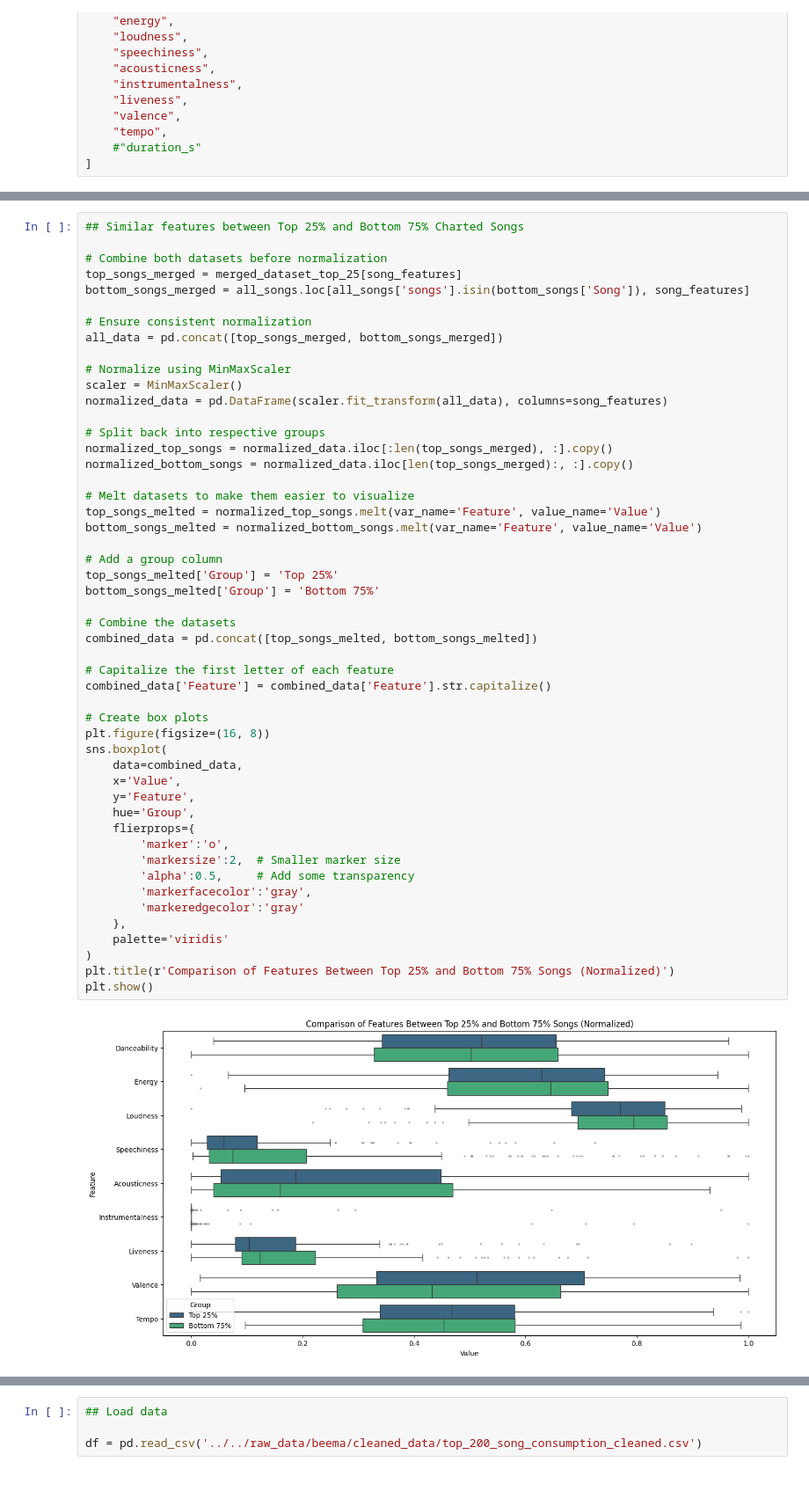
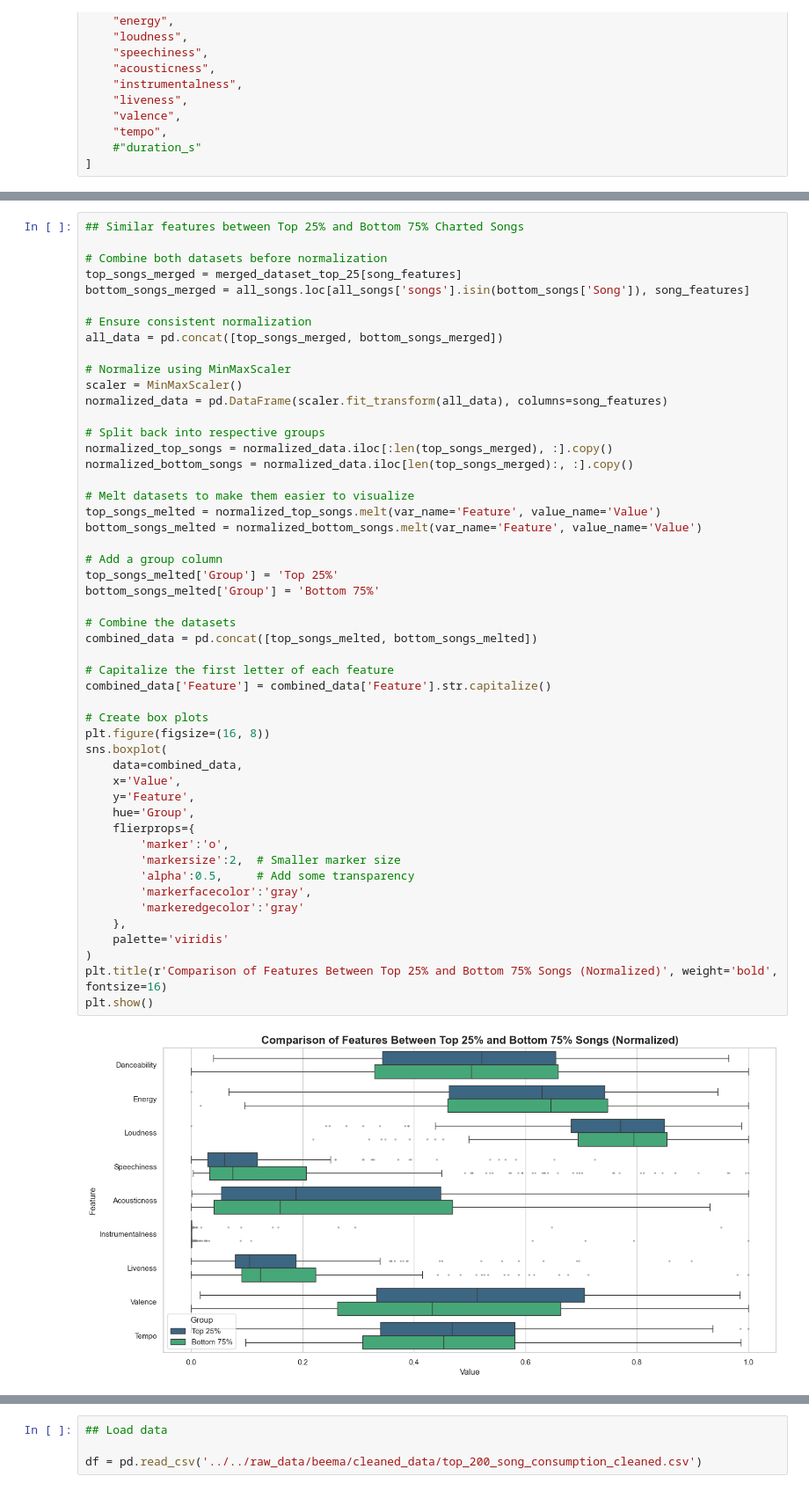
Before and after one commit to FrostNT1/Music-Industry-Insights, a Jupyter notebook: experiments/Beema/03_all_beema_code.ipynb, the cells around one changed output, grey strips where cells are left out. Shown at 88% size. Drawn from its saved outputs; the diff is of its cells as text.

```diff
--- a/experiments/Beema/03_all_beema_code.ipynb
+++ b/experiments/Beema/03_all_beema_code.ipynb
@@ -143,35 +144,35 @@ top_songs_melted = normalized_top_songs.melt(var_name='Feature', value_name='Val
 bottom_songs_melted = normalized_bottom_songs.melt(var_name='Feature', value_name='Value')
 
 # Add a group column
 top_songs_melted['Group'] = 'Top 25%'
 bottom_songs_melted['Group'] = 'Bottom 75%'
 
 # Combine the datasets
 combined_data = pd.concat([top_songs_melted, bottom_songs_melted])
 
 # Capitalize the first letter of each feature
 combined_data['Feature'] = combined_data['Feature'].str.capitalize()
 
 # Create box plots
 plt.figure(figsize=(16, 8))
 sns.boxplot(
     data=combined_data,
     x='Value',
     y='Feature',
     hue='Group',
     flierprops={
         'marker':'o',
         'markersize':2,  # Smaller marker size
         'alpha':0.5,     # Add some transparency
         'markerfacecolor':'gray',
         'markeredgecolor':'gray'
     },
     palette='viridis'
 )
-plt.title(r'Comparison of Features Between Top 25% and Bottom 75% Songs (Normalized)')
+plt.title(r'Comparison of Features Between Top 25% and Bottom 75% Songs (Normalized)', weight='bold', fontsize=16)
 plt.show()
 # %% [output]
-[figure, old version]
+[figure, new version]
 # %%
 ## Similarity of all three sets
 
```
Also changed, not shown: parts of 6 cells of this notebook.
